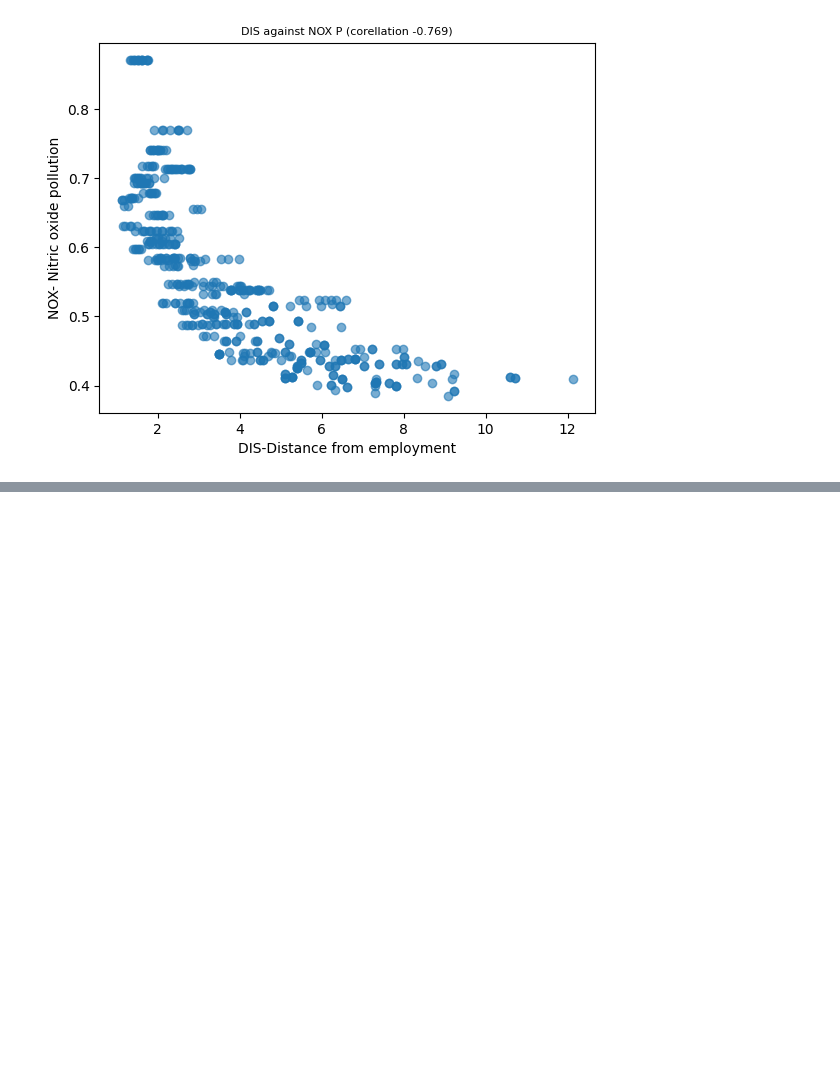
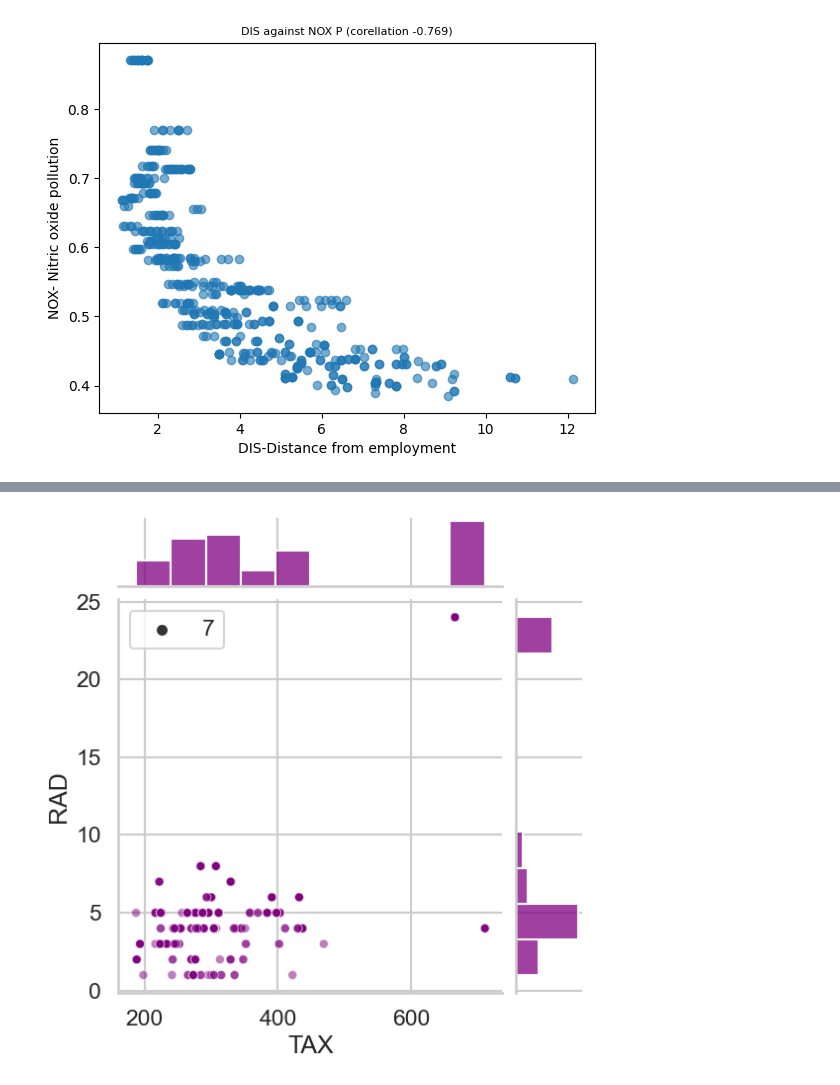
Before and after one commit to Onafowokan-Testament/04_multivaraible-prediction, a Jupyter notebook: main.ipynb, the cells around one changed output, grey strips where cells are left out. Drawn from its saved outputs; the diff is of its cells as text; code cells hidden in the pictures; blank space fills up the shorter version.

```diff
--- a/main.ipynb
+++ b/main.ipynb
@@ -147,0 +150,9 @@ plt.show()
+# %%
+# using seaborn module
+sns.set()
+sns.set_style('whitegrid')
+sns.set_context('talk')
+sns.jointplot(x=data['TAX'], y=data['RAD'], color='purple', size=7,joint_kws={'alpha':0.5})
+plt.show()
+# %% [output]
+[figure, added]
```
Also changed, not shown: parts of 12 cells of this notebook.
